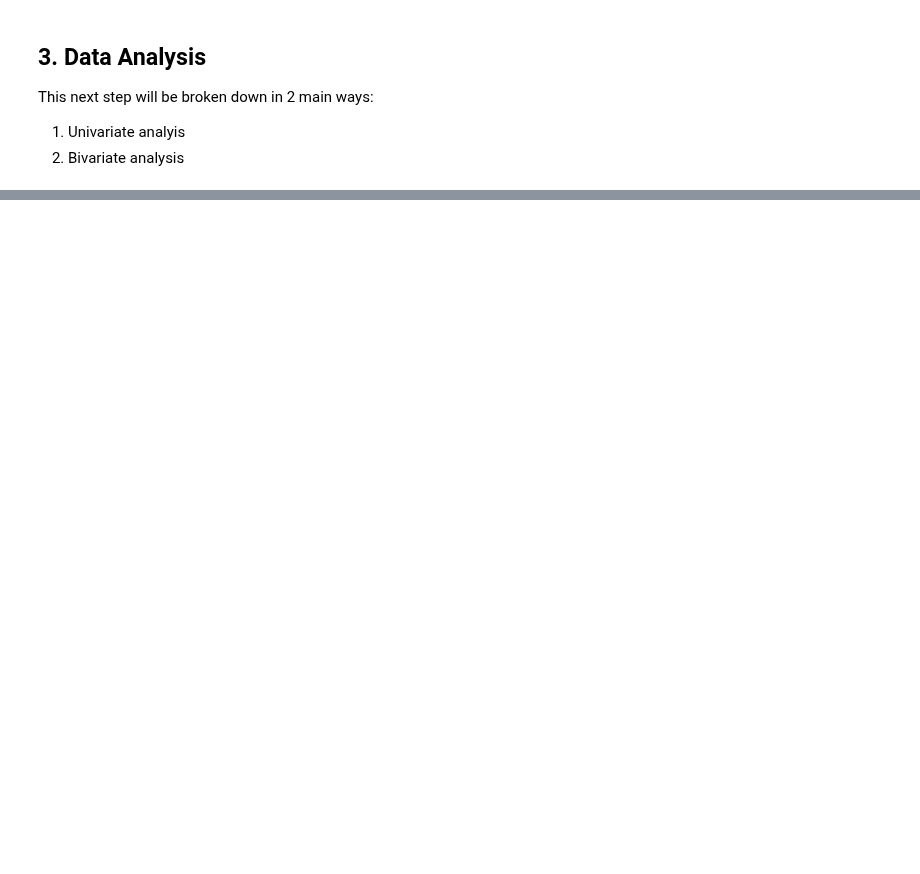
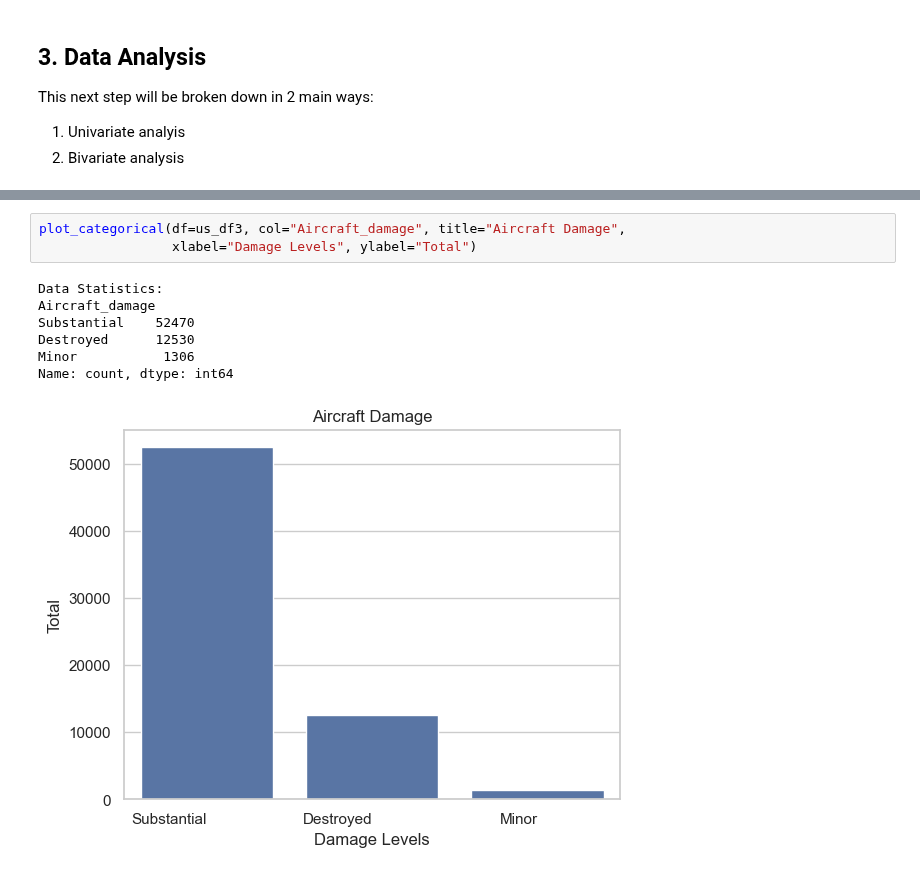
Before and after one commit to rongachoka/Aviation_EDA, a Jupyter notebook: aircraft_safety/analysis_draft.ipynb, the cells around one changed output, grey strips where cells are left out. Saved outputs shown, nothing was run; the diff lists cells and outputs as text; blank space fills up the shorter version.

```diff
--- a/aircraft_safety/analysis_draft.ipynb
+++ b/aircraft_safety/analysis_draft.ipynb
@@ -799,0 +914,11 @@ max               125.000000       588.000000               NaN   2022.000000
+# %%
+plot_categorical(df=us_df3, col="Aircraft_damage", title="Aircraft Damage",
+                 xlabel="Damage Levels", ylabel="Total")
+# %% [output]
+Data Statistics:
+Aircraft_damage
+Substantial    52470
+Destroyed      12530
+Minor           1306
+Name: count, dtype: int64
+[figure, added]
```
Also changed, not shown: parts of 35 cells of this notebook, 1 other file.
